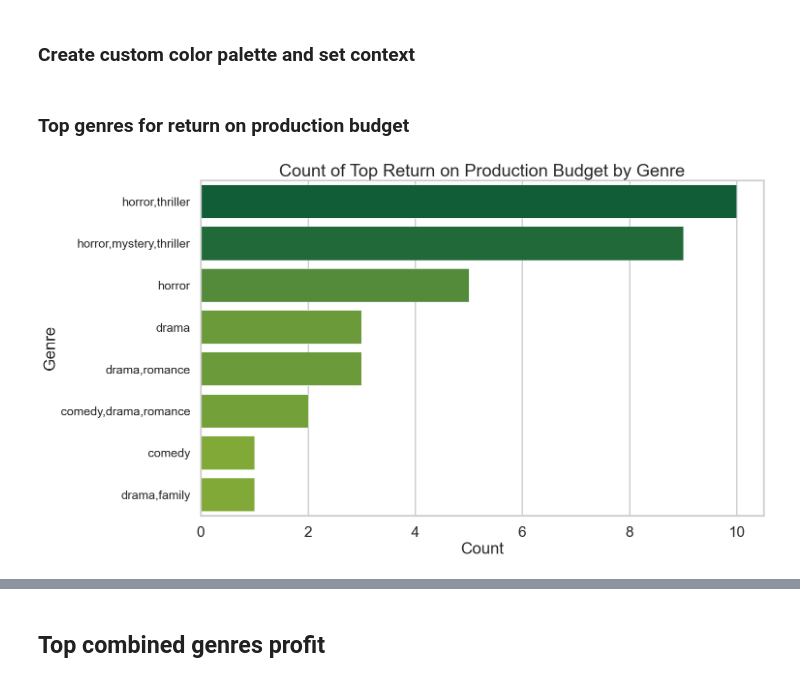
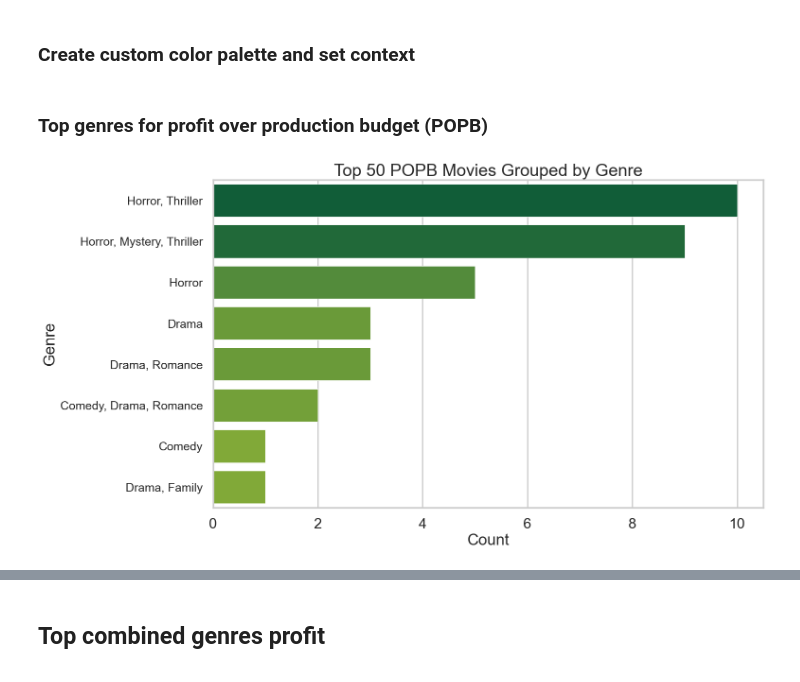
Before and after one commit to bkokin/semester_1_capstone, a Jupyter notebook: Capstone 1.ipynb, the cells around one changed output, grey strips where cells are left out. Cells and saved outputs as stored; diff of their text form; code cells hidden in the pictures.

```diff
--- a/Capstone 1.ipynb
+++ b/Capstone 1.ipynb
@@ -57,11 +57,11 @@ TV Movie        10770
 Thriller        53
 War             10752
 Western         37"""
-id_to_genre = {line.split(' ')[-1]:line.split(' ')[0].lower() for line in comment.split('\n')}
+id_to_genre = {line.split(' ')[-1]:' '.join(line.split(' ')[:-1]).strip() for line in comment.split('\n')}
 
 # Creating function to transform genre IDs
 def convert_ids(line):
-    return ','.join(sorted([id_to_genre.get(x.strip(), x.strip()) for x in line[1:-1].split(',')]))
+    return ', '.join(sorted([id_to_genre.get(x.strip(), x.strip()) for x in line[1:-1].split(',')]))
 
 # Transforming and further cleaning genre IDs
 Sqlite_df['title'] = Sqlite_df.title.str.lower()
@@ -77,8 +77,9 @@ tn_movie_budgets['movie'] = tn_movie_budgets['movie'].str.lower()
 tn_movie_budgets['release_date'] = pd.to_datetime(tn_movie_budgets['release_date'])
 tn_movie_budgets['worldwide_gross'] = tn_movie_budgets['worldwide_gross'].str.lstrip('$').str.replace(',', '').astype(np.int64)
 tn_movie_budgets['production_budget'] = tn_movie_budgets['production_budget'].str.lstrip('$').str.replace(',', '').astype(np.int64)
-tn_movie_budgets['return_on_budget'] = (tn_movie_budgets['worldwide_gross'] / tn_movie_budgets['production_budget'])
-tn_movie_budgets.sort_values(by=['return_on_budget'], ascending=False, inplace=True)
+tn_movie_budgets['profit'] = tn_movie_budgets['worldwide_gross'] - tn_movie_budgets['production_budget']
+tn_movie_budgets['profit_on_budget'] = (tn_movie_budgets['profit'] / tn_movie_budgets['production_budget']) * 100
+tn_movie_budgets.sort_values(by=['profit_on_budget'], ascending=False, inplace=True)
 
 #Merging both datasets
 tmdb_csv = tmdb_csv.merge(Sqlite_df, on='title', how='left')
@@ -105,20 +106,20 @@ def colors_from_values(values, palette_name=custom_palette):
 sns.set_theme(style="whitegrid")
 sns.set_context('poster', rc={'patch.linewidth': 0.6})
 # %% [markdown]
-### Top genres for return on production budget
+### Top genres for profit over production budget (POPB)
 # %%
 # grab the top 50 return on budget movies and count the genres
 genre_combined = budget_genre.iloc[:50]['genre'].value_counts()
 genre_combined_df = genre_combined.reset_index()
 genre_combined_df.columns = ['genre', 'count']
 
 plt.figure(figsize=(15,9))
 sns.barplot(data=genre_combined_df.iloc[:8], x='count', y='genre', orient='h', palette=colors_from_values(genre_combined_df['count']))
-plt.title('Count of Top Return on Production Budget by Genre', fontsize=26)
+plt.title('Top 50 POPB Movies Grouped by Genre', fontsize=26)
 plt.xlabel('Count', fontsize=24)
 plt.ylabel('Genre', fontsize=24)
 plt.yticks(fontsize=18)
-#plt.savefig('images/return_on_production_budget.svg', format='svg', bbox_inches='tight')
+#plt.savefig('images/top_POPB.svg', format='svg', bbox_inches='tight')
 None
 # %% [output]
-[figure, old version]
+[figure, new version]
```
Also changed, not shown: parts of 6 cells of this notebook, 5 other files.
